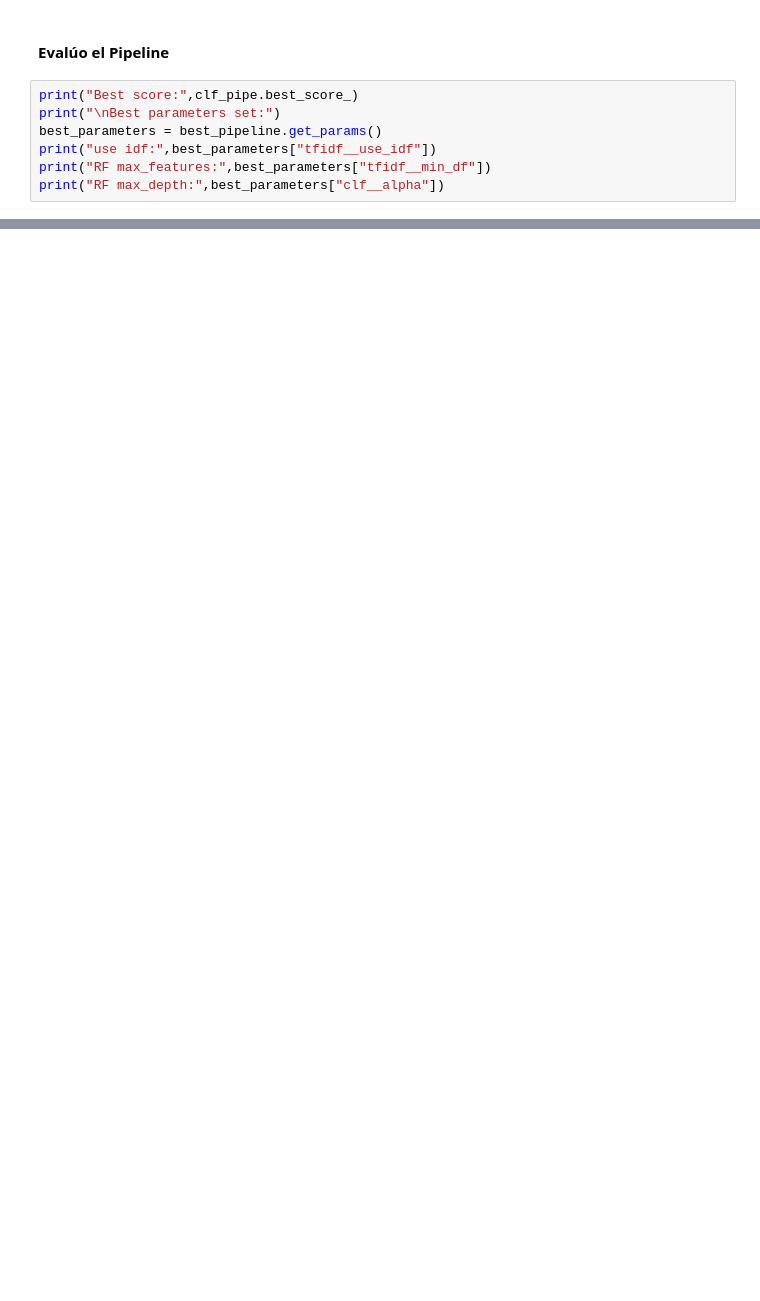
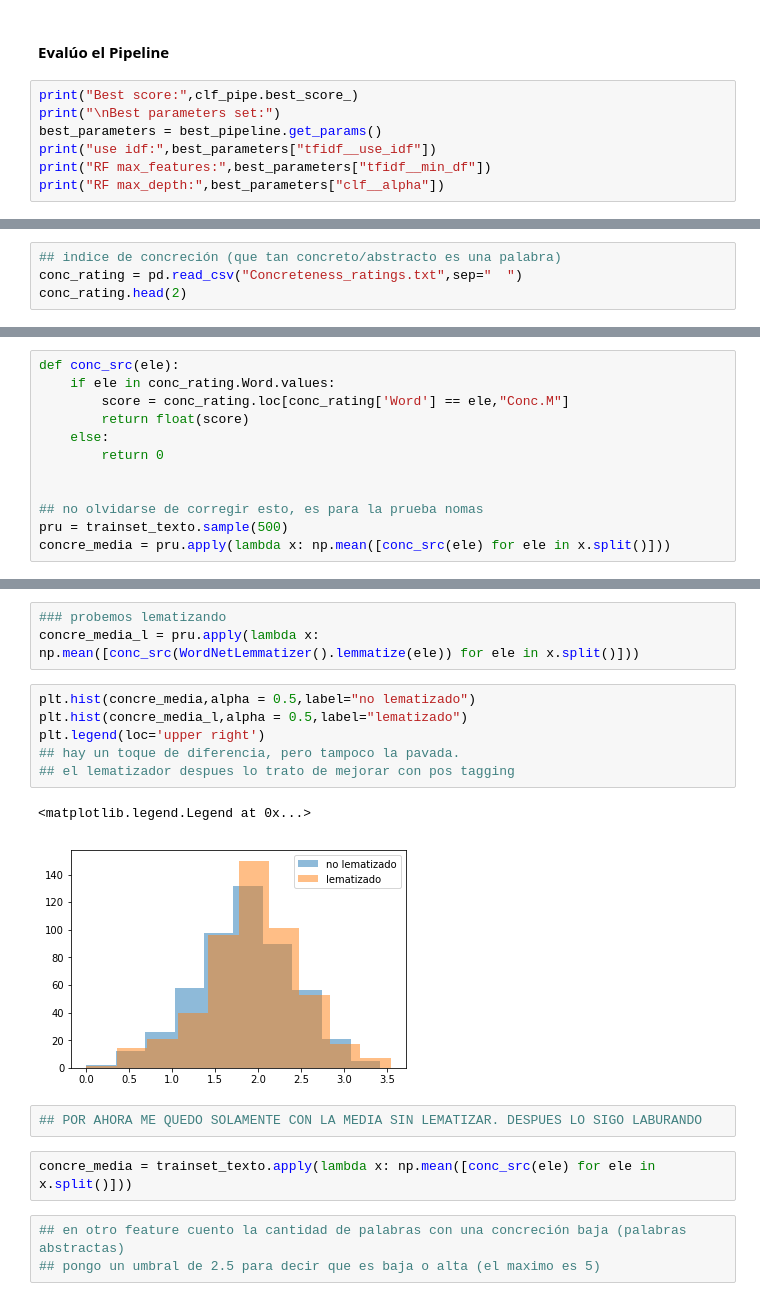
Before and after one commit to jpilorget/textmining-pf, a Jupyter notebook: Text Mining - Trabajo Final.ipynb, the cells around one changed output, grey strips where cells are left out. Saved outputs shown, nothing was run; the diff lists cells and outputs as text; blank space fills up the shorter version.

```diff
--- a/Text Mining - Trabajo Final.ipynb
+++ b/Text Mining - Trabajo Final.ipynb
@@ -151,0 +186,4 @@ print("RF max_depth:",best_parameters["clf__alpha"])
+# %%
+## indice de concreción (que tan concreto/abstracto es una palabra)
+conc_rating = pd.read_csv("Concreteness_ratings.txt",sep="	")
+conc_rating.head(2)
@@ -151,0 +196,12 @@ print("RF max_depth:",best_parameters["clf__alpha"])
+# %%
+def conc_src(ele):
+    if ele in conc_rating.Word.values:
+        score = conc_rating.loc[conc_rating['Word'] == ele,"Conc.M"]
+        return float(score)
+    else:
+        return 0
+
+
+## no olvidarse de corregir esto, es para la prueba nomas
+pru = trainset_texto.sample(500)
+concre_media = pru.apply(lambda x: np.mean([conc_src(ele) for ele in x.split()]))
@@ -151,0 +222,19 @@ print("RF max_depth:",best_parameters["clf__alpha"])
+# %%
+### probemos lematizando
+concre_media_l = pru.apply(lambda x: np.mean([conc_src(WordNetLemmatizer().lemmatize(ele)) for ele in x.split()]))
+# %%
+plt.hist(concre_media,alpha = 0.5,label="no lematizado")
+plt.hist(concre_media_l,alpha = 0.5,label="lematizado")
+plt.legend(loc='upper right')
+## hay un toque de diferencia, pero tampoco la pavada.
+## el lematizador despues lo trato de mejorar con pos tagging
+# %% [output]
+<matplotlib.legend.Legend at 0x...>
+[figure, added]
+# %%
+## POR AHORA ME QUEDO SOLAMENTE CON LA MEDIA SIN LEMATIZAR. DESPUES LO SIGO LABURANDO
+# %%
+concre_media = trainset_texto.apply(lambda x: np.mean([conc_src(ele) for ele in x.split()]))
+# %%
+## en otro feature cuento la cantidad de palabras con una concreción baja (palabras abstractas)
+## pongo un umbral de 2.5 para decir que es baja o alta (el maximo es 5)
```
Also changed, not shown: parts of 22 cells of this notebook, 2 other files.
